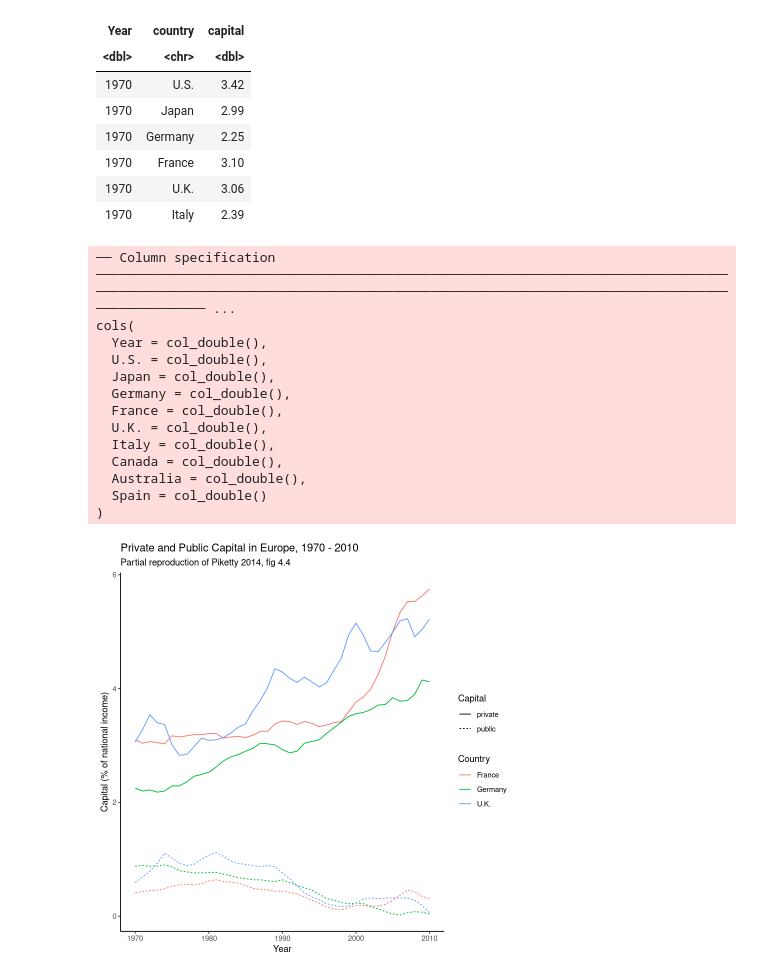
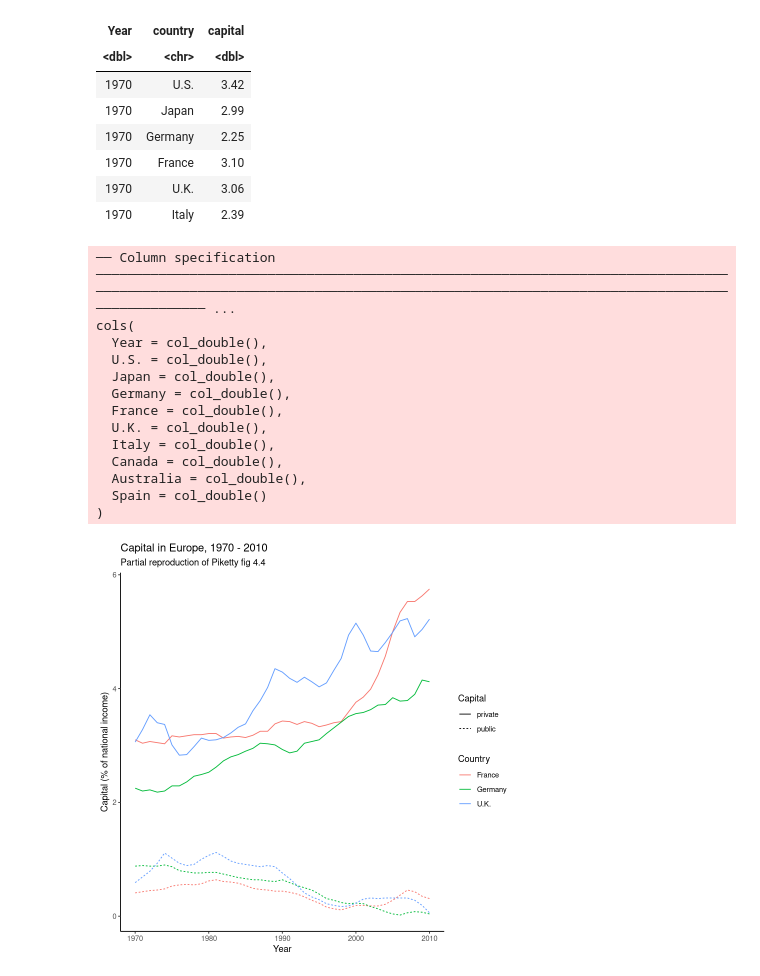
Before and after one commit to ccs-amsterdam/ccsbook, a Jupyter notebook: chapter06/tidy_R.ipynb, the cells around one changed output. Cells and saved outputs as stored; diff of their text form; code cells hidden in the pictures.

```diff
--- a/chapter06/tidy_R.ipynb
+++ b/chapter06/tidy_R.ipynb
@@ -13,8 +13,10 @@ library(readxl)
 ✖ dplyr::filter() masks stats::filter()
 ✖ dplyr::lag()    masks stats::lag()
 # %%
-private = read_csv("http://cssbook.net/d/private_capital.csv")
-private = private %>% pivot_longer(cols = -Year, names_to="country", values_to="capital")
+url = "http://cssbook.net/d/private_capital.csv"
+private = read_csv(url)
+private = private %>% pivot_longer(cols = -Year,
+    names_to="country", values_to="capital")
 head(private)
 # %% [output]
 ── Column specification ──────────────────────────────────────────────────────────────────────────────────────────────────────────────────────────────────────────────────────────────────────────────── ...
@@ -40,33 +42,38 @@ A tibble: 6 × 3
 | 1970 | U.K. | 3.06 |
 | 1970 | Italy | 2.39 |
 # %%
-public = read_csv("http://cssbook.net/d/public_capital.csv") %>%
-  pivot_longer(cols = -Year, names_to="country", values_to="capital")
+url = "http://cssbook.net/d/public_capital.csv"
+public = read_csv(url) %>% pivot_longer(-Year,
+    names_to="country", values_to="capital")
 
-merged = bind_rows(private %>% add_column(type="private"),
-                   public %>% add_column(type="public"))
-merged %>% filter(country %in% c("Germany", "France", "U.K.")) %>%
-  ggplot(aes(x=Year, y=capital, color=country, lty=type)) +
+d = bind_rows(
+    private %>% add_column(type="private"),
+    public %>% add_column(type="public"))
+countries = c("Germany", "France", "U.K.")
+d %>% filter(country %in% countries) %>%
+  ggplot(aes(x=Year, y=capital,
+             color=country, lty=type)) +
   geom_line()+
   ylab("Capital (% of national income)") +
-  guides(colour=guide_legend("Country"), linetype=guide_legend("Capital")) +
+  guides(colour=guide_legend("Country"),
+         linetype=guide_legend("Capital")) +
   theme_classic() +
-  ggtitle("Private and Public Capital in Europe, 1970 - 2010",
-          subtitle = "Partial reproduction of Piketty 2014, fig 4.4")
+  ggtitle("Capital in Europe, 1970 - 2010",
+    "Partial reproduction of Piketty fig 4.4")
 # %% [output]
 ── Column specification ──────────────────────────────────────────────────────────────────────────────────────────────────────────────────────────────────────────────────────────────────────────────── ...
 cols(
   Year = col_double(),
   U.S. = col_double(),
   Japan = col_double(),
   Germany = col_double(),
   France = col_double(),
   U.K. = col_double(),
   Italy = col_double(),
   Canada = col_double(),
   Australia = col_double(),
   Spain = col_double()
 )
-[figure, old version]
+[figure, new version]
 # %%
 #1 Input: Read the data into a data frame
```
Also changed, not shown: parts of 3 cells of this notebook, 8 other files.
